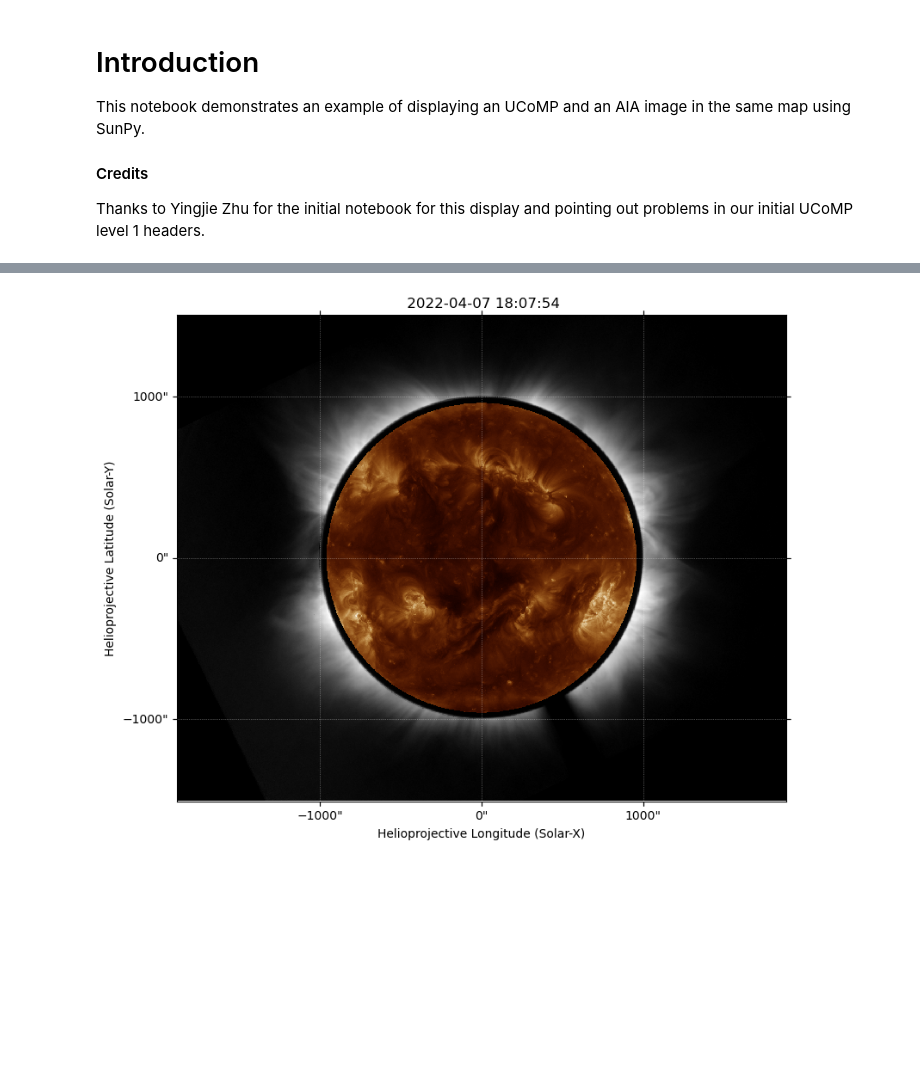
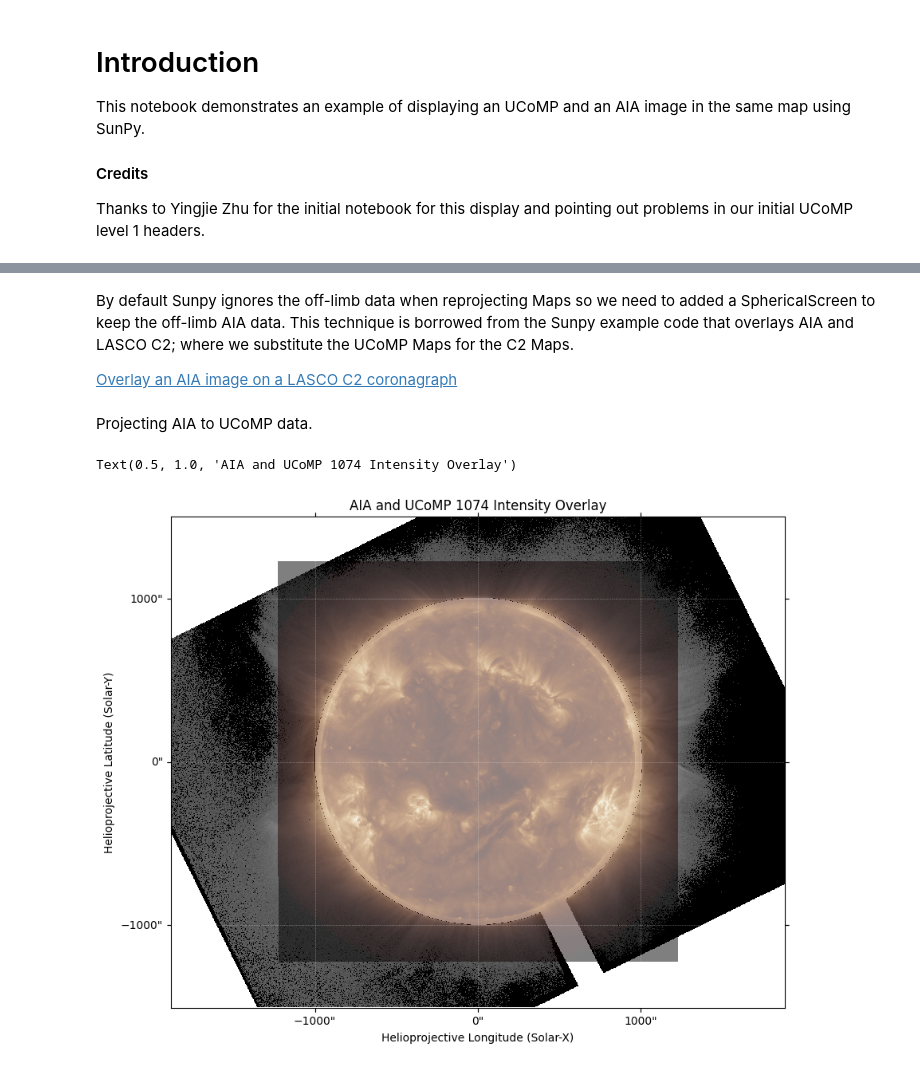
Before and after one commit to NCAR/ucomp-pipeline, a Jupyter notebook: tutorials/ucomp-wcs.ipynb, the cells around one changed output, grey strips where cells are left out. Drawn from its saved outputs; the diff is of its cells as text; code cells hidden in the pictures; blank space fills up the shorter version.

```diff
--- a/tutorials/ucomp-wcs.ipynb
+++ b/tutorials/ucomp-wcs.ipynb
@@ -100,12 +104,34 @@ del ucomp_primary_header_naxis["NAXIS"]
-# %%
-aia_map_reproject = aia_map.reproject_to(WCS(ucomp_primary_header_naxis))
-# %%
-fig = plt.figure(figsize=(8,8), constrained_layout=True)
-
-norm_aia = ImageNormalize(aia_map_reproject.data, stretch=AsinhStretch(), vmin=0)
-ax = fig.add_subplot(projection=ucomp_map)
-
-_ = ucomp_map.plot(axes=ax, norm=norm_ucomp_1074)
-_ = aia_map_reproject.plot(axes=ax, cmap="sdoaia193", norm=norm_aia, autoalign=True)
-# %% [output]
-[figure, removed]
+# %% [markdown]
+By default Sunpy ignores the off-limb data when reprojecting Maps so we need to added a SphericalScreen to keep the off-limb AIA data.  This technique is borrowed from the Sunpy example code that overlays AIA and LASCO C2; where we substitute the UCoMP Maps for the C2 Maps.
+
+[Overlay an AIA image on a LASCO C2 coronagraph](https://docs.sunpy.org/en/stable/generated/gallery/plotting/lasco_overlay.html)
+# %%
+projected_coord = SkyCoord(0*u.arcsec, 0*u.arcsec,
+                           obstime=ucomp_map.observer_coordinate.obstime,
+                           frame='helioprojective',
+                           observer=ucomp_map.observer_coordinate,
+                           rsun=aia_map.coordinate_frame.rsun)
+projected_header = sunpy.map.make_fitswcs_header(aia_map.data.shape,
+                                                 projected_coord,
+                                                 scale=u.Quantity(aia_map.scale),
+                                                 instrument=aia_map.instrument,
+                                                 wavelength=aia_map.wavelength)
+# We use `~sunpy.coordinates.SphericalScreen` to ensure that the off limb AIA pixels
+# are reprojected. Otherwise it will only be the on disk pixels that are reprojected.
+with SphericalScreen(aia_map.observer_coordinate):
+    aia_reprojected = aia_map.reproject_to(projected_header)
+# %% [markdown]
+Projecting AIA to UCoMP data.
+# %%
+fig = plt.figure()
+ax = fig.add_subplot(projection=ucomp_map)
+fig.set_figheight(8)
+fig.set_figwidth(10)
+norm_aia = ImageNormalize(aia_map_reproject.data, stretch=AsinhStretch(), vmin=0)
+norm_ucomp_1074 = ImageNormalize(ucomp_map.data, stretch=PowerStretch(.2), vmin=0)
+ucomp_map.plot(axes=ax,norm=norm_ucomp_1074)
+aia_reprojected.plot(axes=ax, autoalign=True,alpha=.5,norm=norm_aia)
+ax.set_title("AIA and UCoMP 1074 Intensity Overlay")
+# %% [output]
+Text(0.5, 1.0, 'AIA and UCoMP 1074 Intensity Overlay')
+[figure, added]
```
Also changed, not shown: parts of 16 cells of this notebook.
